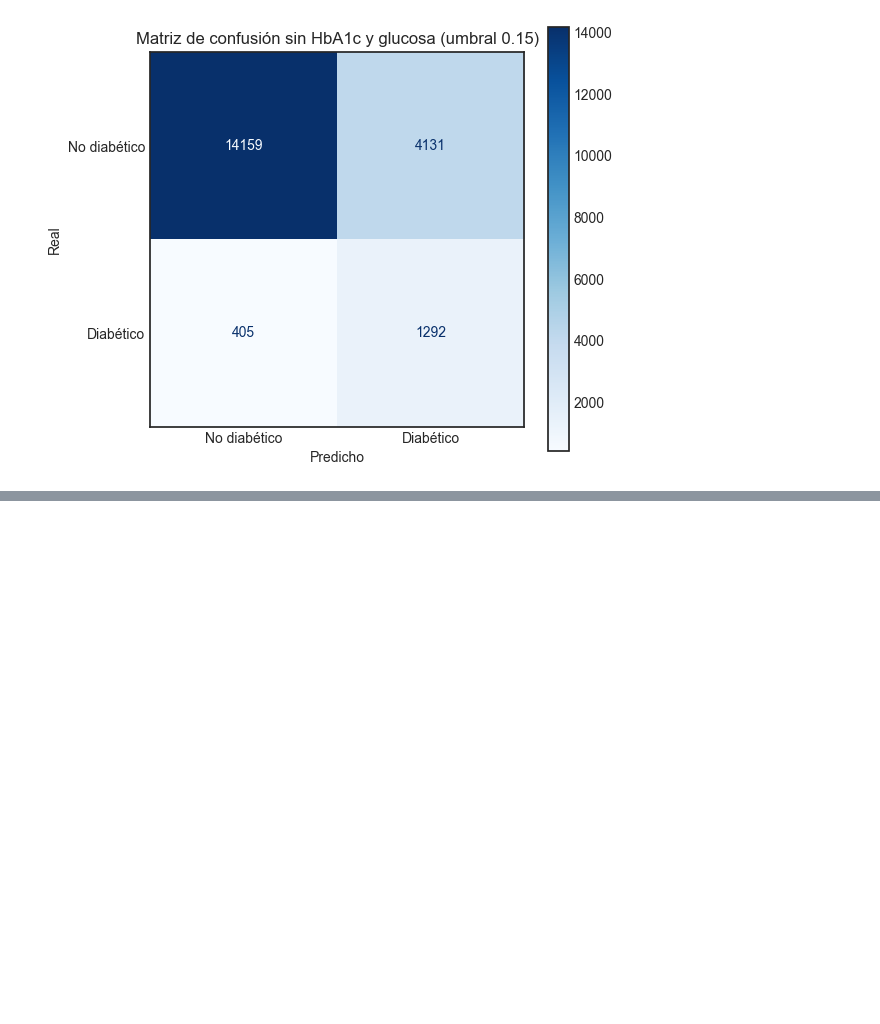
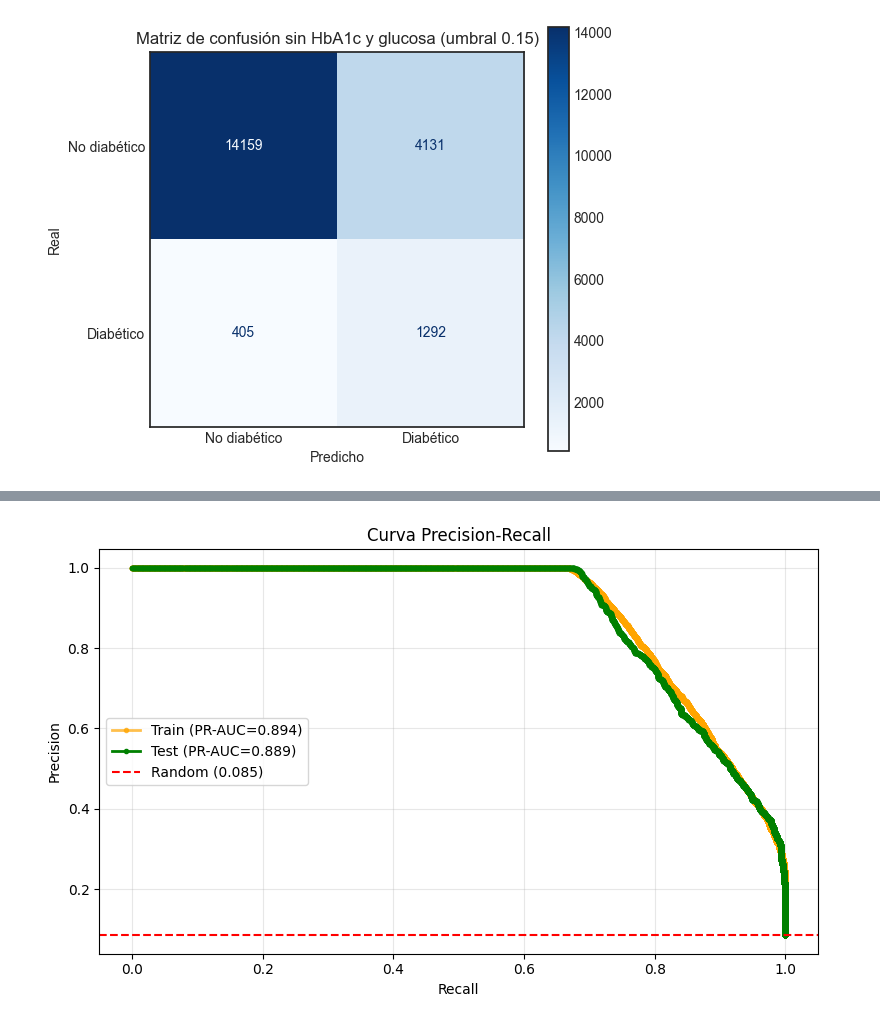
Before and after one commit to danielhm97/grupo_1, a Jupyter notebook: code/LightGBM/LightGBM.ipynb, the cells around one changed output, grey strips where cells are left out. Saved outputs shown, nothing was run; the diff lists cells and outputs as text; code cells hidden in the pictures; blank space fills up the shorter version.

```diff
--- a/code/LightGBM/LightGBM.ipynb
+++ b/code/LightGBM/LightGBM.ipynb
@@ -578,0 +681,20 @@ plt.show()
+# %%
+proba_tr = final_model.predict_proba(X_train)[:, 1]
+proba_te = final_model.predict_proba(X_test)[:, 1]
+
+pr_tr, re_tr, _ = precision_recall_curve(y_train, proba_tr)
+pr_te, re_te, _ = precision_recall_curve(y_test,  proba_te)
+ap_tr = average_precision_score(y_train, proba_tr)
+ap_te = average_precision_score(y_test,  proba_te)
+
+fig, ax = plt.subplots(figsize=(8, 5))
+ax.plot(re_tr, pr_tr, marker='.', label=f'Train (PR-AUC={ap_tr:.3f})', color='orange', lw=2, alpha=0.7)
+ax.plot(re_te, pr_te, marker='.', label=f'Test (PR-AUC={ap_te:.3f})',  color='green',  lw=2)
+ax.axhline(y=y_test.mean(), color='red', ls='--', label=f'Random ({y_test.mean():.3f})')
+ax.set(xlabel='Recall', ylabel='Precision', title='Curva Precision-Recall')
+ax.legend(); ax.grid(alpha=0.3)
+plt.tight_layout()
+plt.savefig('lgbm_pr_curve.png', dpi=150, bbox_inches='tight')
+plt.show()
+# %% [output]
+[figure, added]
```
Also changed, not shown: parts of 10 cells of this notebook, 2 other files.
